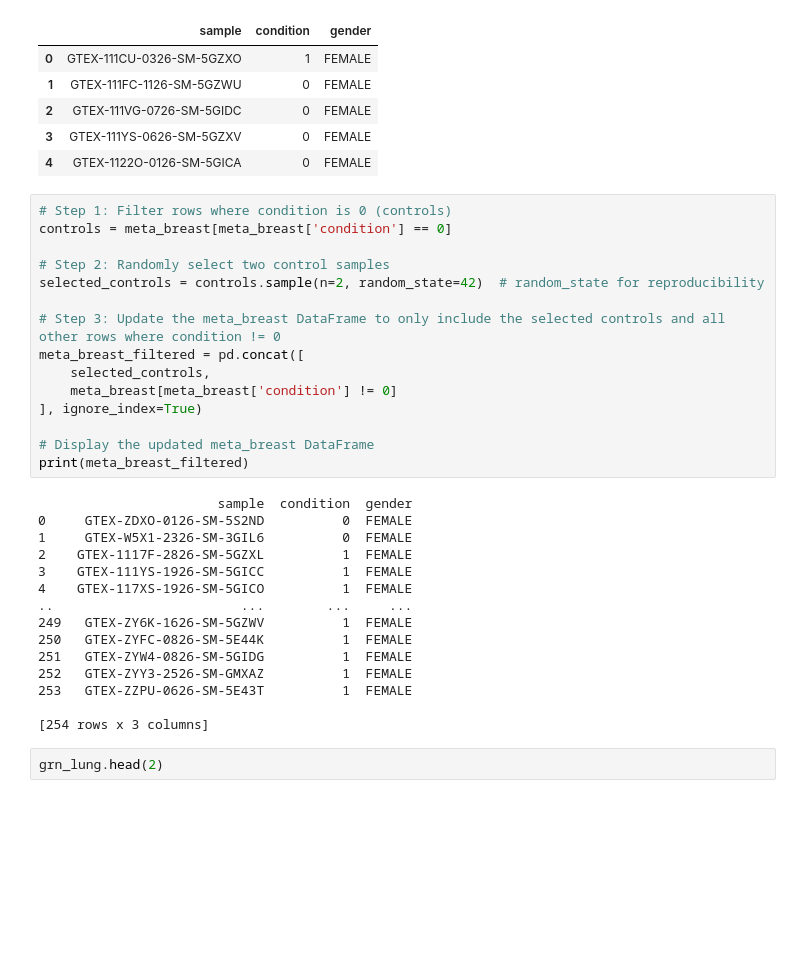
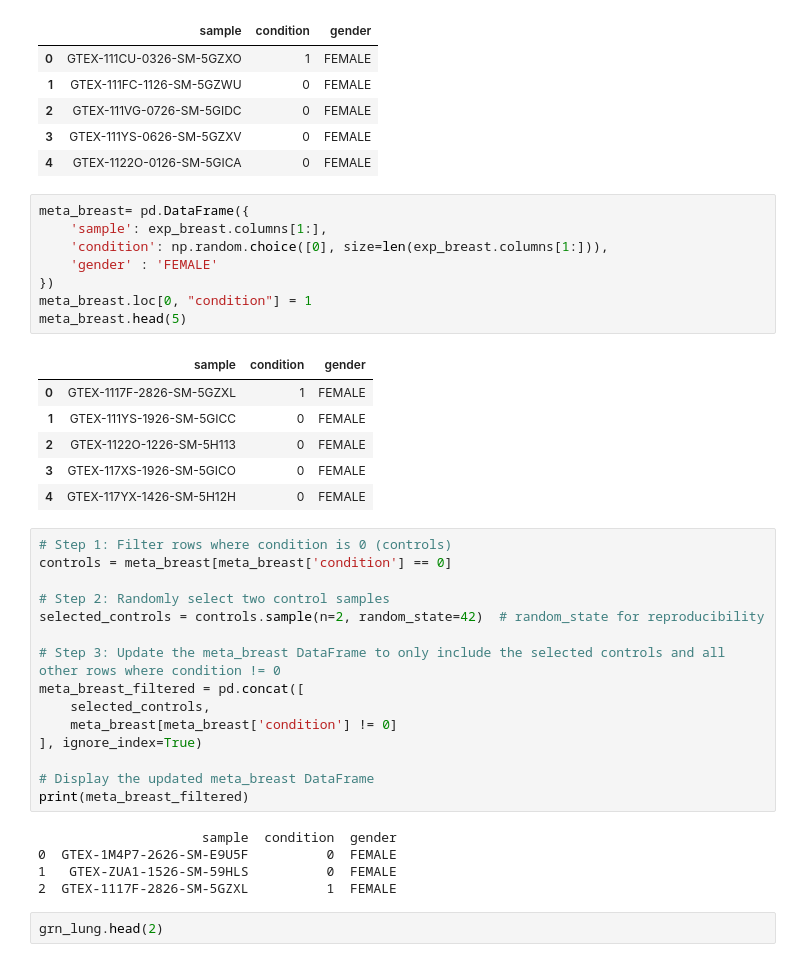
Before and after one commit to julkuhn/DysRegNet_package, a Jupyter notebook: run_dysregnet.ipynb, the cells around one changed output. Cells and saved outputs as stored; diff of their text form; blank space fills up the shorter version.

```diff
--- a/run_dysregnet.ipynb
+++ b/run_dysregnet.ipynb
@@ -78,6 +78,21 @@ meta_lung.head(5)
 | 2 | GTEX-111VG-0726-SM-5GIDC | 0 | FEMALE |
 | 3 | GTEX-111YS-0626-SM-5GZXV | 0 | FEMALE |
 | 4 | GTEX-1122O-0126-SM-5GICA | 0 | FEMALE |
+# %%
+meta_breast= pd.DataFrame({
+    'sample': exp_breast.columns[1:],
+    'condition': np.random.choice([0], size=len(exp_breast.columns[1:])),
+    'gender' : 'FEMALE'
+})
+meta_breast.loc[0, "condition"] = 1
+meta_breast.head(5)
+# %% [output]
+|  | sample | condition | gender |
+| 0 | GTEX-1117F-2826-SM-5GZXL | 1 | FEMALE |
+| 1 | GTEX-111YS-1926-SM-5GICC | 0 | FEMALE |
+| 2 | GTEX-1122O-1226-SM-5H113 | 0 | FEMALE |
+| 3 | GTEX-117XS-1926-SM-5GICO | 0 | FEMALE |
+| 4 | GTEX-117YX-1426-SM-5H12H | 0 | FEMALE |
 # %%
 # Step 1: Filter rows where condition is 0 (controls)
 controls = meta_breast[meta_breast['condition'] == 0]
@@ -94,20 +109,10 @@ meta_breast_filtered = pd.concat([
 # Display the updated meta_breast DataFrame
 print(meta_breast_filtered)
 # %% [output]
-                       sample  condition  gender
-0     GTEX-ZDXO-0126-SM-5S2ND          0  FEMALE
-1     GTEX-W5X1-2326-SM-3GIL6          0  FEMALE
-2    GTEX-1117F-2826-SM-5GZXL          1  FEMALE
-3    GTEX-111YS-1926-SM-5GICC          1  FEMALE
-4    GTEX-117XS-1926-SM-5GICO          1  FEMALE
-..                        ...        ...     ...
-249   GTEX-ZY6K-1626-SM-5GZWV          1  FEMALE
-250   GTEX-ZYFC-0826-SM-5E44K          1  FEMALE
-251   GTEX-ZYW4-0826-SM-5GIDG          1  FEMALE
-252   GTEX-ZYY3-2526-SM-GMXAZ          1  FEMALE
-253   GTEX-ZZPU-0626-SM-5E43T          1  FEMALE
-
-[254 rows x 3 columns]
+                     sample  condition  gender
+0  GTEX-1M4P7-2626-SM-E9U5F          0  FEMALE
+1   GTEX-ZUA1-1526-SM-59HLS          0  FEMALE
+2  GTEX-1117F-2826-SM-5GZXL          1  FEMALE
 # %%
 grn_lung.head(2)
 # %% [output]
```
Also changed, not shown: parts of 2 cells of this notebook, 2 other files.
